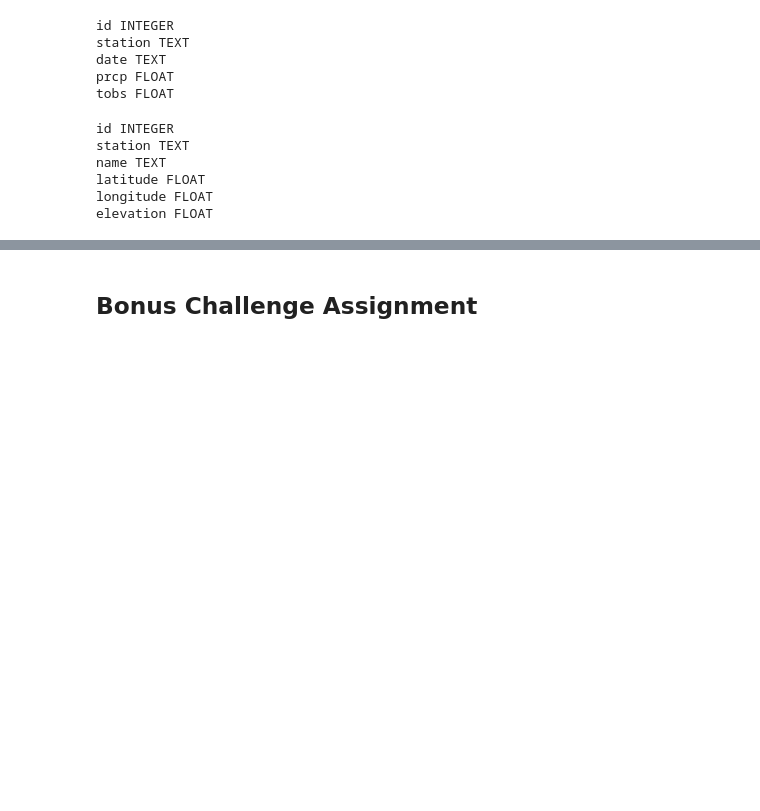
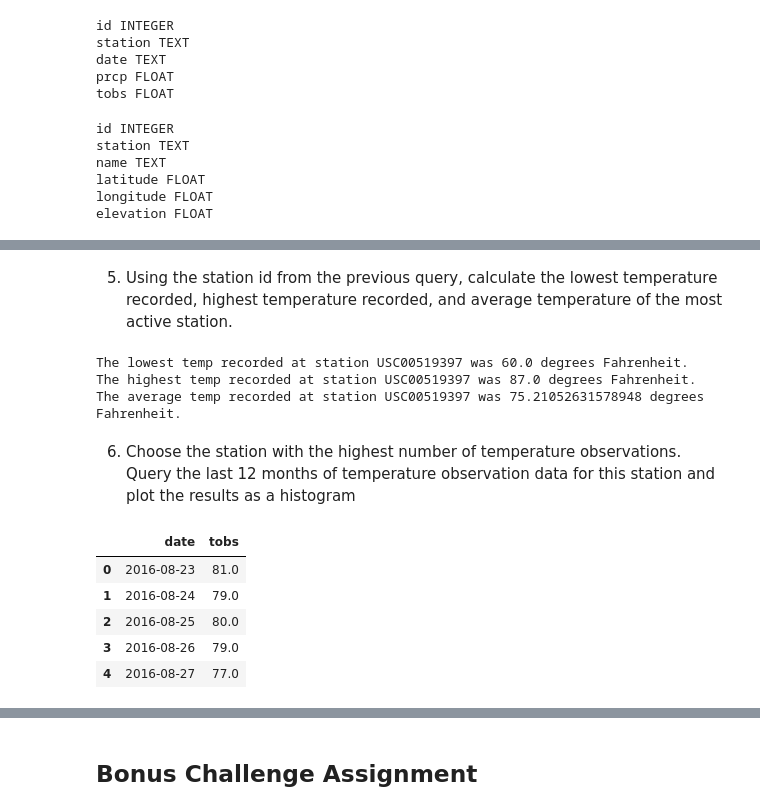
Before and after one commit to Rob-Ottogalli/sqlalchemy-challenge, a Jupyter notebook: Jupyter Notebook/climate_starter_Robert_Ottogalli.ipynb, the cells around one changed output, grey strips where cells are left out. Saved outputs shown, nothing was run; the diff lists cells and outputs as text; code cells hidden in the pictures; blank space fills up the shorter version.

```diff
--- a/Jupyter Notebook/climate_starter_Robert_Ottogalli.ipynb
+++ b/Jupyter Notebook/climate_starter_Robert_Ottogalli.ipynb
@@ -138,0 +171,51 @@ date_data_df.describe()
+# %% [markdown]
+5. Using the station id from the previous query, calculate the lowest temperature recorded, highest temperature recorded, and average temperature of the most active station.
+# %%
+# Min temp query
+min_temp = (session.query(func.min(Measurement.tobs))
+          .filter(Measurement.date >= year_prior)
+          .filter(Measurement.station == "USC00519397")
+          .all())
+
+# Max temp query
+max_temp = (session.query(func.max(Measurement.tobs))
+          .filter(Measurement.date >= year_prior)
+          .filter(Measurement.station == "USC00519397")
+          .all())
+
+# Avg temp query
+avg_temp = (session.query(func.avg(Measurement.tobs))
+          .filter(Measurement.date >= year_prior)
+          .filter(Measurement.station == "USC00519397")
+          .all())
+
+# Print report.
+print(f"The lowest temp recorded at station USC00519397 was {min_temp[0][0]} degrees Fahrenheit.")
+print(f"The highest temp recorded at station USC00519397 was {max_temp[0][0]} degrees Fahrenheit.")
+print(f"The average temp recorded at station USC00519397 was {avg_temp[0][0]} degrees Fahrenheit.")
+# %% [output]
+The lowest temp recorded at station USC00519397 was 60.0 degrees Fahrenheit.
+The highest temp recorded at station USC00519397 was 87.0 degrees Fahrenheit.
+The average temp recorded at station USC00519397 was 75.21052631578948 degrees Fahrenheit.
+# %% [markdown]
+6. Choose the station with the highest number of temperature observations.
+Query the last 12 months of temperature observation data for this station and plot the results as a histogram
+# %%
+# Write query
+year_data = (session.query(Measurement.date, Measurement.tobs)
+            .filter(Measurement.date >= year_prior)
+            .filter(Measurement.station == "USC00519397"))
+
+# Save the query results as a Pandas DataFrame and set the index to the date column
+year_data_df = pd.read_sql_query(year_data.statement, session.get_bind())
+
+# Convert "date" column to datetime type
+year_data_df["date"] = pd.to_datetime(year_data_df["date"], yearfirst=True, infer_datetime_format=True)
+year_data_df.head()
+# %% [output]
+|  | date | tobs |
+| 0 | 2016-08-23 | 81.0 |
+| 1 | 2016-08-24 | 79.0 |
+| 2 | 2016-08-25 | 80.0 |
+| 3 | 2016-08-26 | 79.0 |
+| 4 | 2016-08-27 | 77.0 |
```
Also changed, not shown: parts of 20 cells of this notebook.
